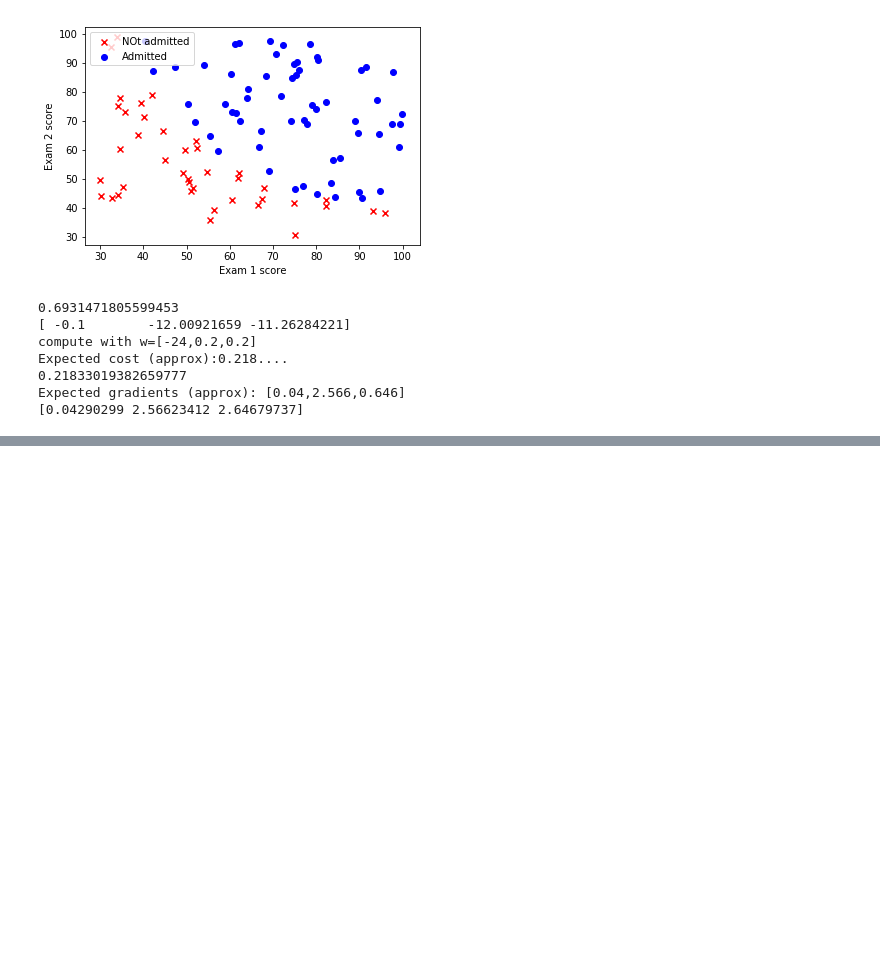
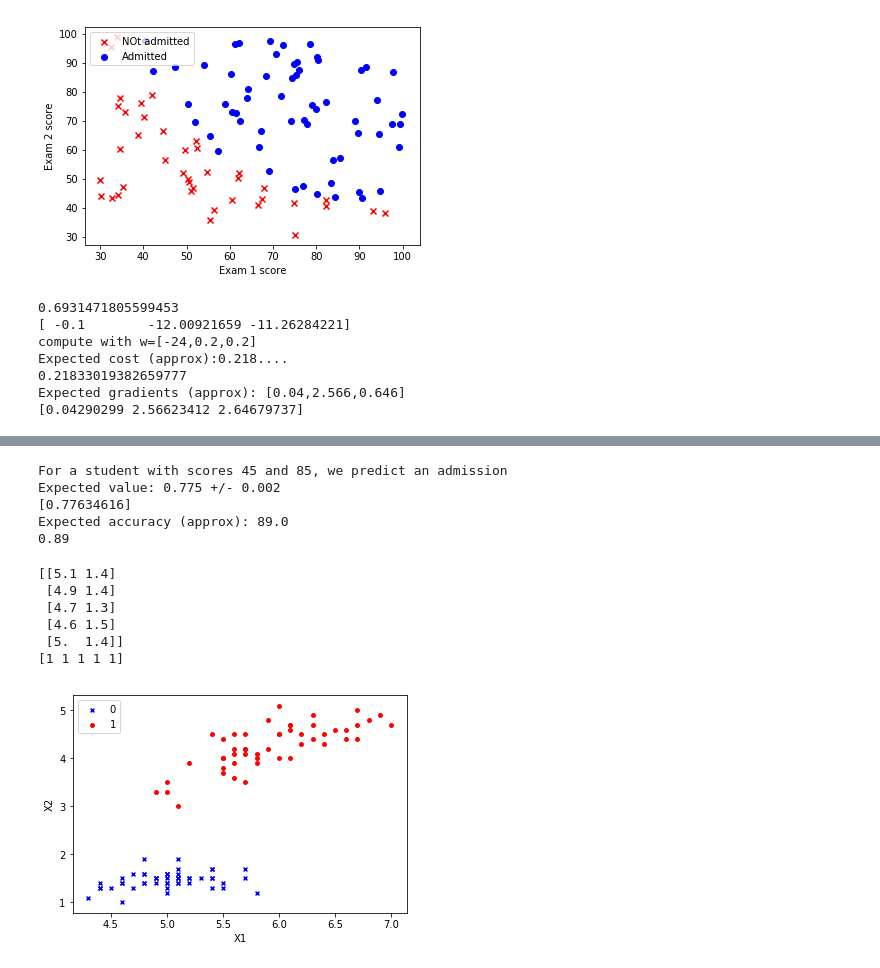
Before and after one commit to meetliuxin/MachineLearning, a Jupyter notebook: logic_regression.ipynb, the cells around one changed output, grey strips where cells are left out. Saved outputs shown, nothing was run; the diff lists cells and outputs as text; code cells hidden in the pictures; blank space fills up the shorter version.

```diff
--- a/logic_regression.ipynb
+++ b/logic_regression.ipynb
@@ -115,0 +177,25 @@ Expected gradients (approx): [0.04,2.566,0.646]
+# %%
+#预测函数
+def predict(X,theta):
+    h = out(X,theta)
+    y_pred = np.where(h>=0.5,1.0,0)
+
+    return y_pred
+
+#test
+prob = out(np.array([[1,45,85]]),res)
+print "For a student with scores 45 and \
+85, we predict an admission "
+print "Expected value: 0.775 +/- 0.002"
+
+print prob
+
+p = predict(X,res)
+print "Expected accuracy (approx): 89.0"
+print np.mean(p==y.ravel())
+# %% [output]
+For a student with scores 45 and 85, we predict an admission
+Expected value: 0.775 +/- 0.002
+[0.77634616]
+Expected accuracy (approx): 89.0
+0.89
@@ -115,0 +243,33 @@ Expected gradients (approx): [0.04,2.566,0.646]
+# %%
+#用iris数据集去测试
+from sklearn.datasets import load_iris
+import matplotlib.pyplot as plt
+import numpy as np
+
+iris = load_iris()
+data = iris.data
+target = iris.target
+#print data[:10]
+#print target[10:]
+X = data[0:100,[0,2]]
+y = target[0:100]
+print X[:5]
+print y[-5:]
+label = np.array(y)
+index_0 = np.where(label.ravel()==0)
+plt.scatter(X[index_0,0],X[index_0,1],marker='x',color = 'b',label = '0',s = 15)
+index_1 =np.where(label.ravel()==1)
+plt.scatter(X[index_1,0],X[index_1,1],marker='o',color = 'r',label = '1',s = 15)
+
+plt.xlabel('X1')
+plt.ylabel('X2')
+plt.legend(loc = 'upper left')
+plt.show()
+# %% [output]
+[[5.1 1.4]
+ [4.9 1.4]
+ [4.7 1.3]
+ [4.6 1.5]
+ [5.  1.4]]
+[1 1 1 1 1]
+[figure, added]
```
Also changed, not shown: parts of 5 cells of this notebook, 1 other file.
